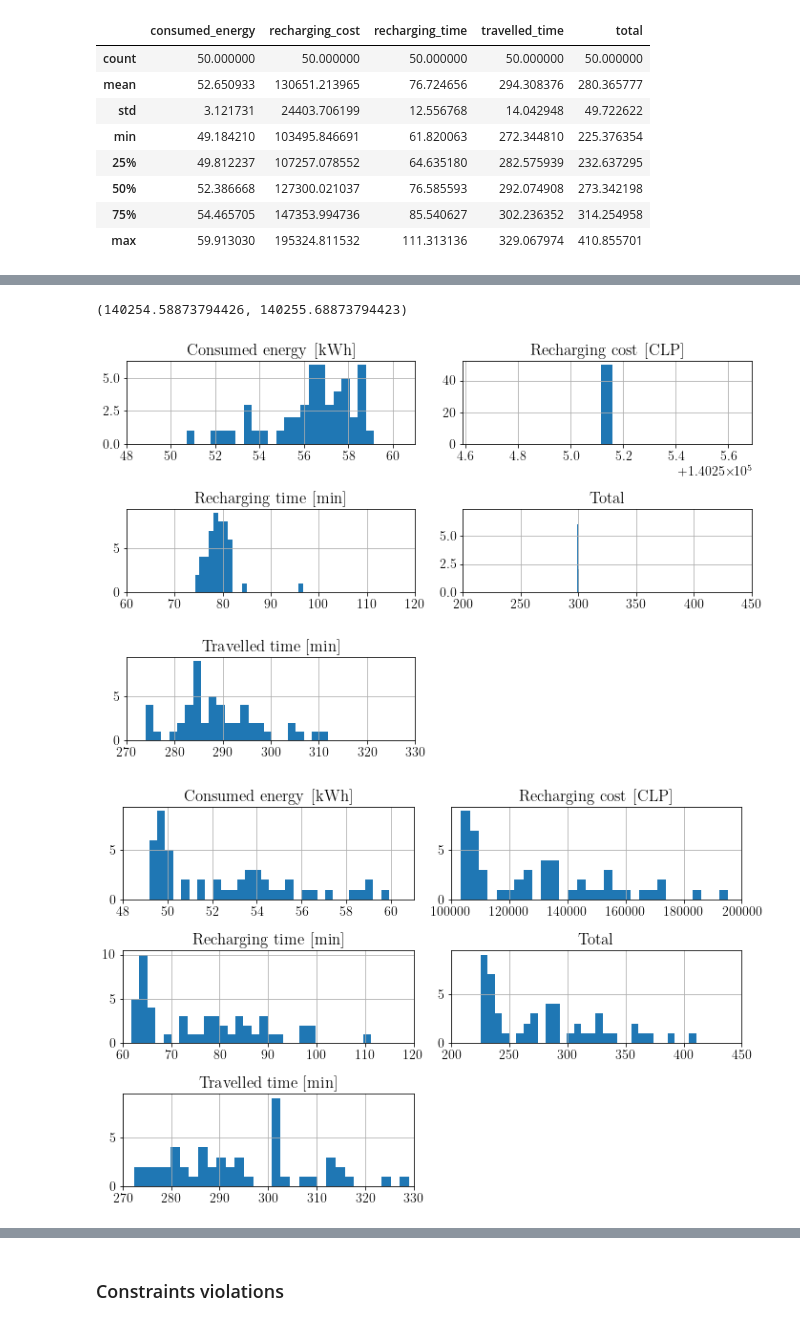
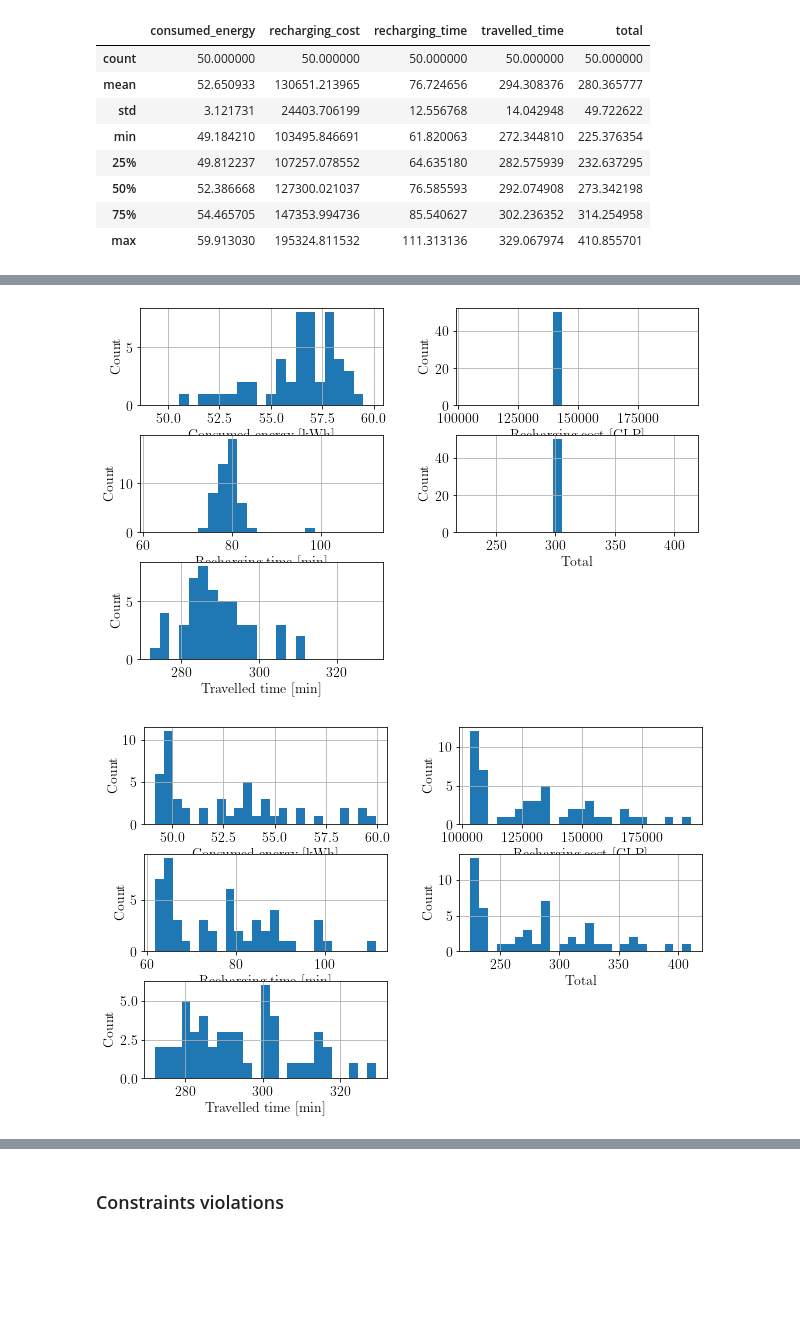
Before and after one commit to jpfutalef/DynamicStochasticElectricVRP, a Jupyter notebook: notebooks/OnlineResults.ipynb, the cells around one changed output, grey strips where cells are left out. Cells and saved outputs as stored; diff of their text form; code cells hidden in the pictures; blank space fills up the shorter version.

```diff
--- a/notebooks/OnlineResults.ipynb
+++ b/notebooks/OnlineResults.ipynb
@@ -276,27 +278,41 @@ plt.tight_layout()
 # %%
 fig.savefig('data/online/instance21/withTW_boxplot_comparison.pdf')
-# %%
-off_df.columns = costs_pretty
-axes = off_df.hist(bins=23, figsize=(fig_width, fig_height/2))
-
-axes[0, 0].set_xlim(48, 61)
-print(axes[0, 1].get_xlim())
-axes[1, 0].set_xlim(60, 120)
-axes[1, 1].set_xlim(200, 450)
-axes[2, 0].set_xlim(270, 330)
-plt.tight_layout()
-# %% [output]
-(140254.58873794426, 140255.68873794423)
-[figure, removed]
-# %%
-on_df.columns = costs_pretty
-axes = on_df.hist(bins=30, figsize=(fig_width, fig_height/2))
-
-axes[0, 0].set_xlim(48, 61)
-axes[0, 1].set_xlim(100000, 200000)
-axes[1, 0].set_xlim(60, 120)
-axes[1, 1].set_xlim(200, 450)
-axes[2, 0].set_xlim(270, 330)
-plt.tight_layout()
-# %% [output]
-[figure, removed]
+# %%
+def histogram_comparison(l, figsize, bins=20, n_row=3, n_col=2):
+    off_df = l[0]
+    on_df = l[1]
+
+    off_fig, off_axes = plt.subplots(n_row, n_col, figsize=figsize)
+    on_fig, on_axes = plt.subplots(n_row, n_col, figsize=figsize)
+
+    off_axes[2][1].remove()
+    on_axes[2][1].remove()
+
+    off_axes = off_df.hist(bins=bins, ax=off_axes.flatten()[:n_row + n_col])
+    on_axes = on_df.hist(bins=bins, ax=on_axes.flatten()[:n_row + n_col])
+
+    for i in range(n_row + n_col):
+        col = on_axes[i].get_title()
+        if col != '':
+            off_axes[i].clear()
+            off_axes[i].hist(off_df[col], range=on_axes[i].get_xlim(), bins=bins)
+            off_axes[i].set_xlim(on_axes[i].get_xlim())
+            off_axes[i].grid()
+            off_axes[i].set_title(col)
+
+            off_axes[i].set_ylabel('Count')
+            on_axes[i].set_ylabel('Count')
+
+            xlabel = on_axes[i].get_title()
+            off_axes[i].set_xlabel(xlabel)
+            on_axes[i].set_xlabel(xlabel)
+
+            off_axes[i].set_title(None)
+            on_axes[i].set_title(None)
+
+    return off_fig, on_fig
+# %%
+off_fig, on_fig = histogram_comparison(dfs, (fig_width, fig_height/2), bins=25)
+# %% [output]
+[figure, added]
+[figure, added]
```
Also changed, not shown: parts of 8 cells of this notebook, 5 other files.
